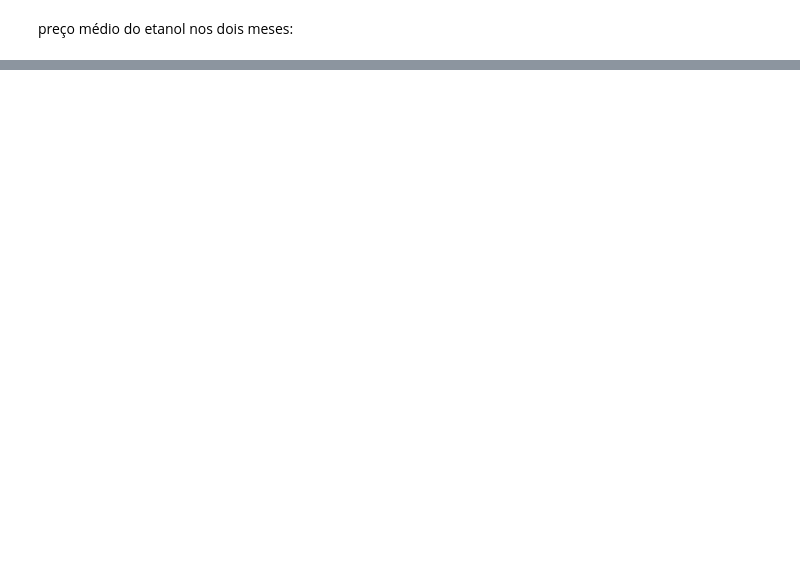
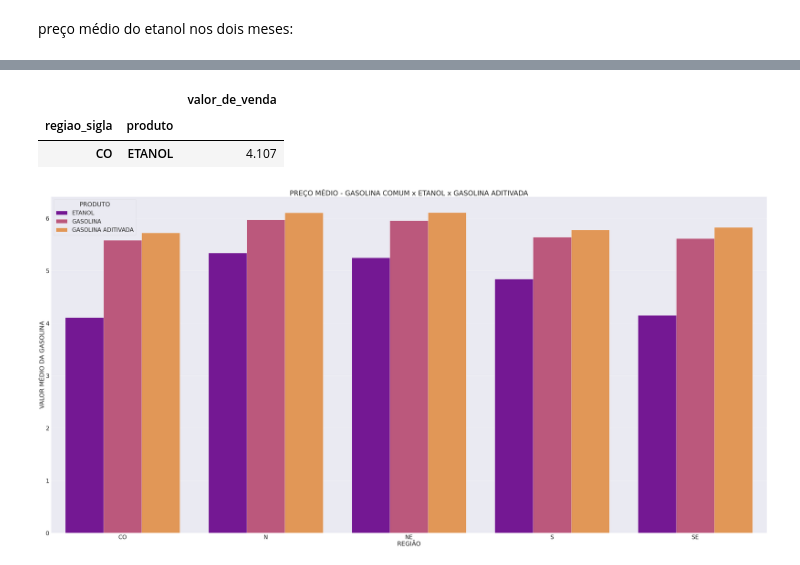
Before and after one commit to lucasCanella/Projeto-modulo-4, a Jupyter notebook: limpeza_adequacao_dados.ipynb, the cells around one changed output, grey strips where cells are left out. Saved outputs shown, nothing was run; the diff lists cells and outputs as text; code cells hidden in the pictures; blank space fills up the shorter version.

```diff
--- a/limpeza_adequacao_dados.ipynb
+++ b/limpeza_adequacao_dados.ipynb
@@ -439,0 +496,20 @@ eta_df.groupby(['estado_sigla']).mean()
+# %%
+regiao_menor_med_etanol.nsmallest(1, columns = 'valor_de_venda')
+# %% [output]
+|  |  | valor_de_venda |
+| regiao_sigla | produto |  |
+| CO | ETANOL | 4.107 |
+# %%
+vl_medio_regiao = dados_novo_arquivo.groupby(['regiao_sigla', 'produto'])['valor_de_venda'].mean().reset_index()
+# %%
+grafico_val_med_reg = plt.figure(figsize=(60,30))
+plt.title('PREÇO MÉDIO - GASOLINA COMUM x ETANOL x GASOLINA ADITIVADA', fontsize=40)
+sns.set(font_scale=3)
+sns.barplot(y='valor_de_venda', x='regiao_sigla', hue='produto',  data = vl_medio_regiao, palette='plasma');
+plt.ylabel('VALOR MÉDIO DA GASOLINA')
+plt.xlabel('REGIÃO')
+plt.legend(title="PRODUTO")
+
+plt.tight_layout()
+# %% [output]
+[figure, added]
```
Also changed, not shown: parts of 38 cells of this notebook.
